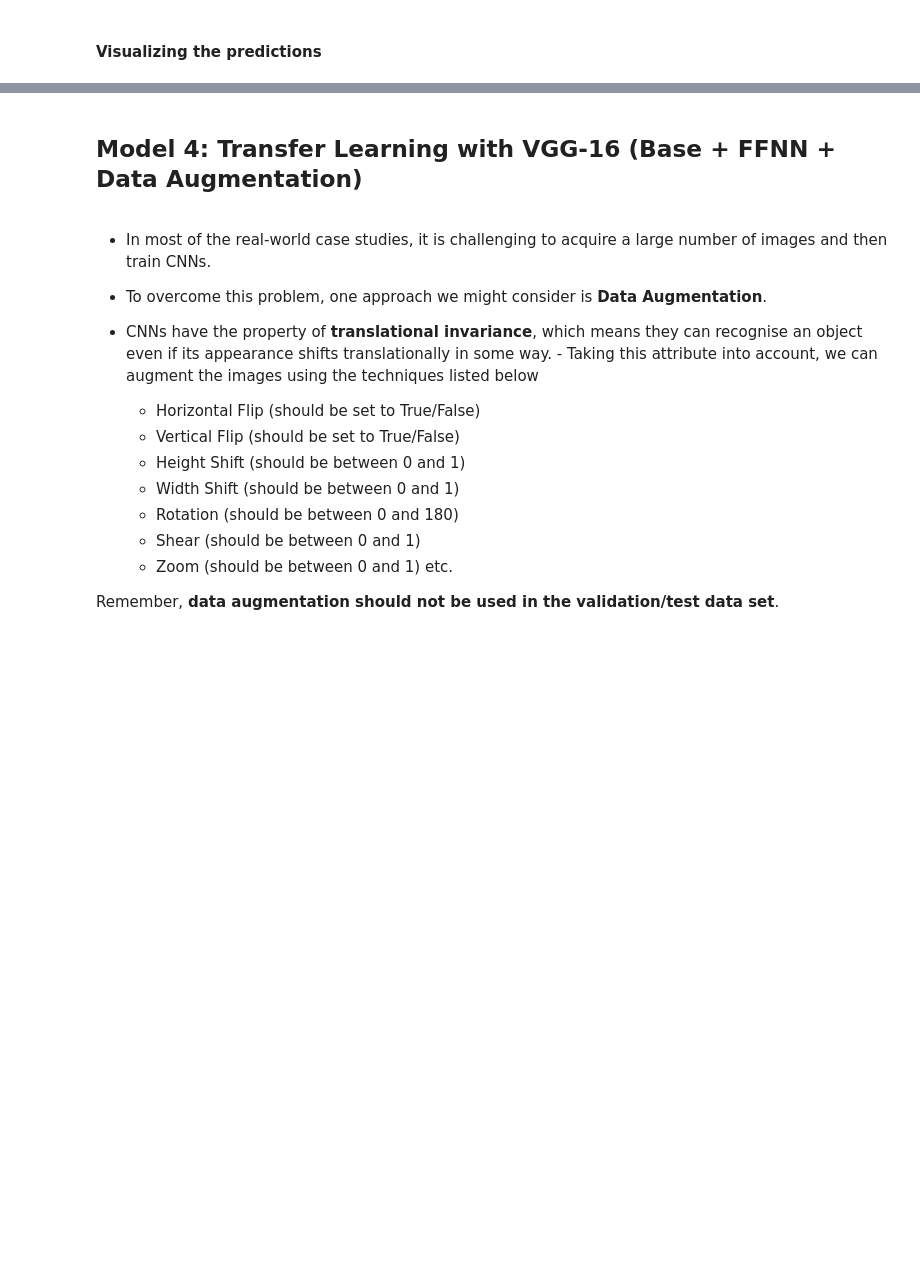
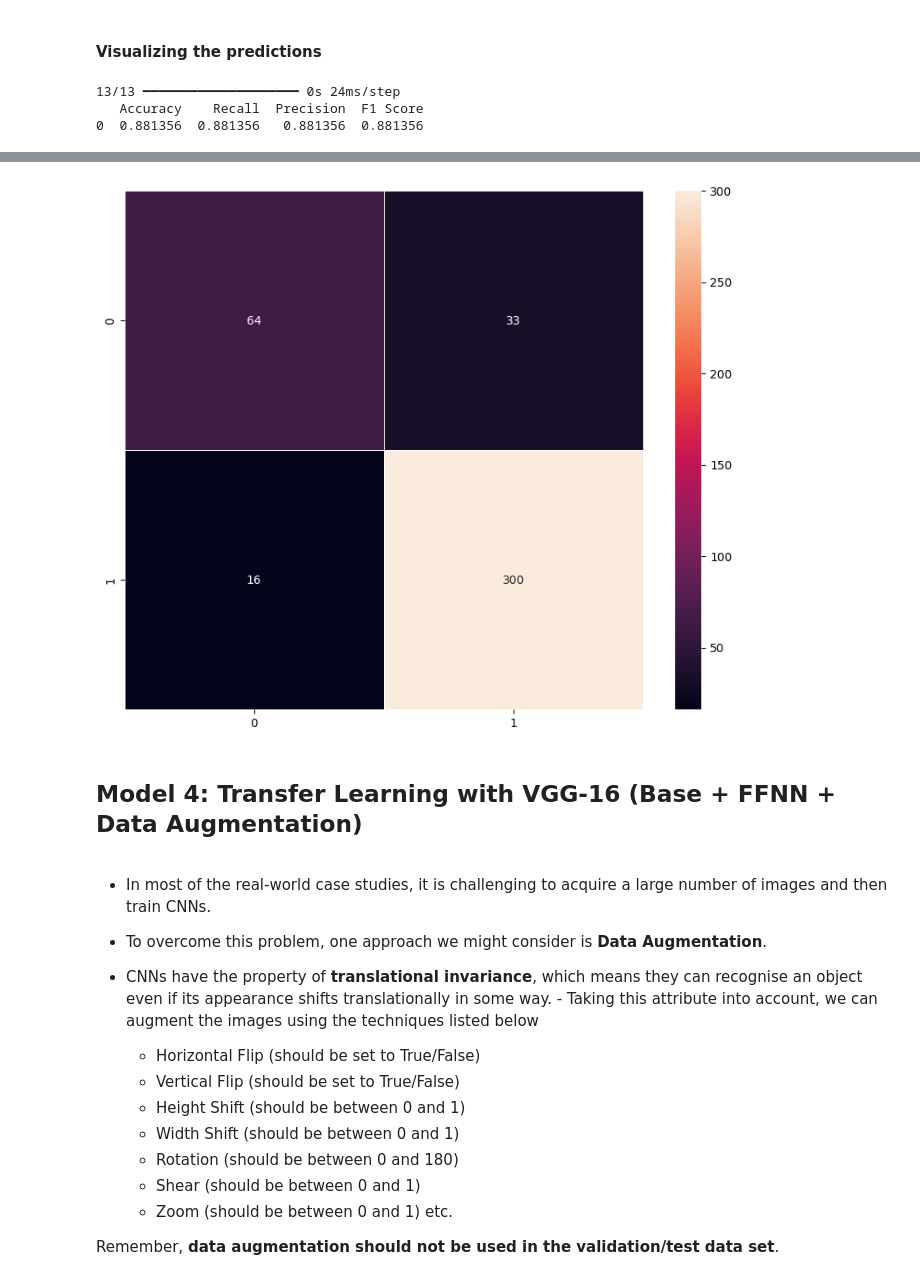
Before and after one commit to samdandy/ai-ml-course-proj-6, a Jupyter notebook: HelmNet_Full_Code.ipynb, the cells around one changed output, grey strips where cells are left out. Cells and saved outputs as stored; diff of their text form; code cells hidden in the pictures; blank space fills up the shorter version.

```diff
--- a/HelmNet_Full_Code.ipynb
+++ b/HelmNet_Full_Code.ipynb
@@ -499,2 +500,41 @@ plot_confusion_matrix(model_vgg,X_train_normalized,y_train)
 # %% [markdown]
 ## Model 3: Transfer Learning with VGG-16 (Base + FFNN)
+# %%
+dimensions = (64, 64)
+
+X_train_normalized = np.array([cv2.resize(img, dimensions) for img in X_train]).astype('float32') / 255.0
+X_val_normalized   = np.array([cv2.resize(img, dimensions) for img in X_val]).astype('float32') / 255.0
+X_test_normalized  = np.array([cv2.resize(img, dimensions) for img in X_test]).astype('float32') / 255.0
+# %%
+vgg_model = VGG16(weights='imagenet', include_top=False, input_shape=(64, 64, 3))
+
+for layer in vgg_model.layers:
+    layer.trainable = False
+
+x = Flatten()(vgg_model.output)
+x = Dense(256, activation='relu', kernel_initializer='he_uniform')(x)
+x = Dense(128, activation='relu', kernel_initializer='he_uniform')(x)
+x = Dense(64, activation='relu', kernel_initializer='he_uniform')(x)
+x = Dense(32, activation='relu', kernel_initializer='he_uniform')(x)
+output = Dense(1, activation='sigmoid')(x)
+
+model_3 = Model(inputs=vgg_model.input, outputs=output)
+
+model_3.compile(loss='binary_crossentropy', optimizer=Adam(), metrics=['accuracy'])
+
+history_3 = model_3.fit(
+    X_train_normalized, y_train_encoded,
+    validation_data=(X_val_normalized, y_val_encoded),
+    batch_size=32,
+    epochs=20,
+    verbose=2
+)
+
+model_3_train_perf = model_performance_classification(model_3, X_train_normalized, y_train)
+model_3_val_perf = model_performance_classification(model_3, X_val_normalized, y_val)
+
+print("Train performance metrics")
+print(model_3_train_perf)
+
+print("Val performance metrics")
+print(model_3_val_perf)
@@ -501,2 +559,13 @@ plot_confusion_matrix(model_vgg,X_train_normalized,y_train)
 # %% [markdown]
 #### Visualizing the predictions
+# %%
+
+model_3_train_perf = model_performance_classification(model_3, X_test_normalized, y_test)
+print(model_3_train_perf)
+# %% [output]
+13/13 ━━━━━━━━━━━━━━━━━━━━ 0s 24ms/step
+   Accuracy    Recall  Precision  F1 Score
+0  0.881356  0.881356   0.881356  0.881356
+# %%
+plot_confusion_matrix(model_3, X_test_normalized, y_test)
+# %% [output]
@@ -503,3 +573,4 @@ plot_confusion_matrix(model_vgg,X_train_normalized,y_train)
+[figure, added]
 # %% [markdown]
 ## Model 4: Transfer Learning with VGG-16 (Base + FFNN + Data Augmentation)
 # %% [markdown]
```
Also changed, not shown: parts of 4 cells of this notebook.
